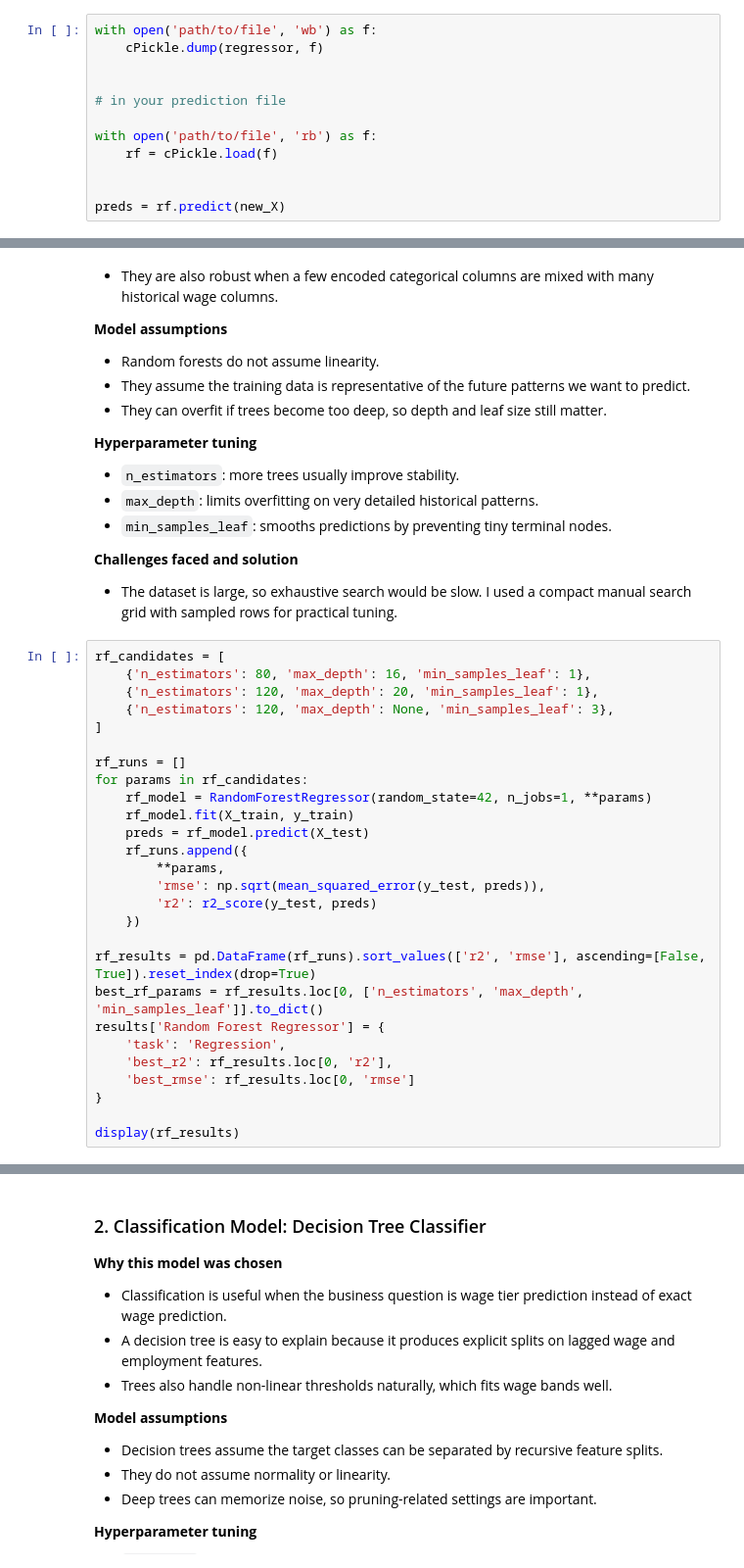
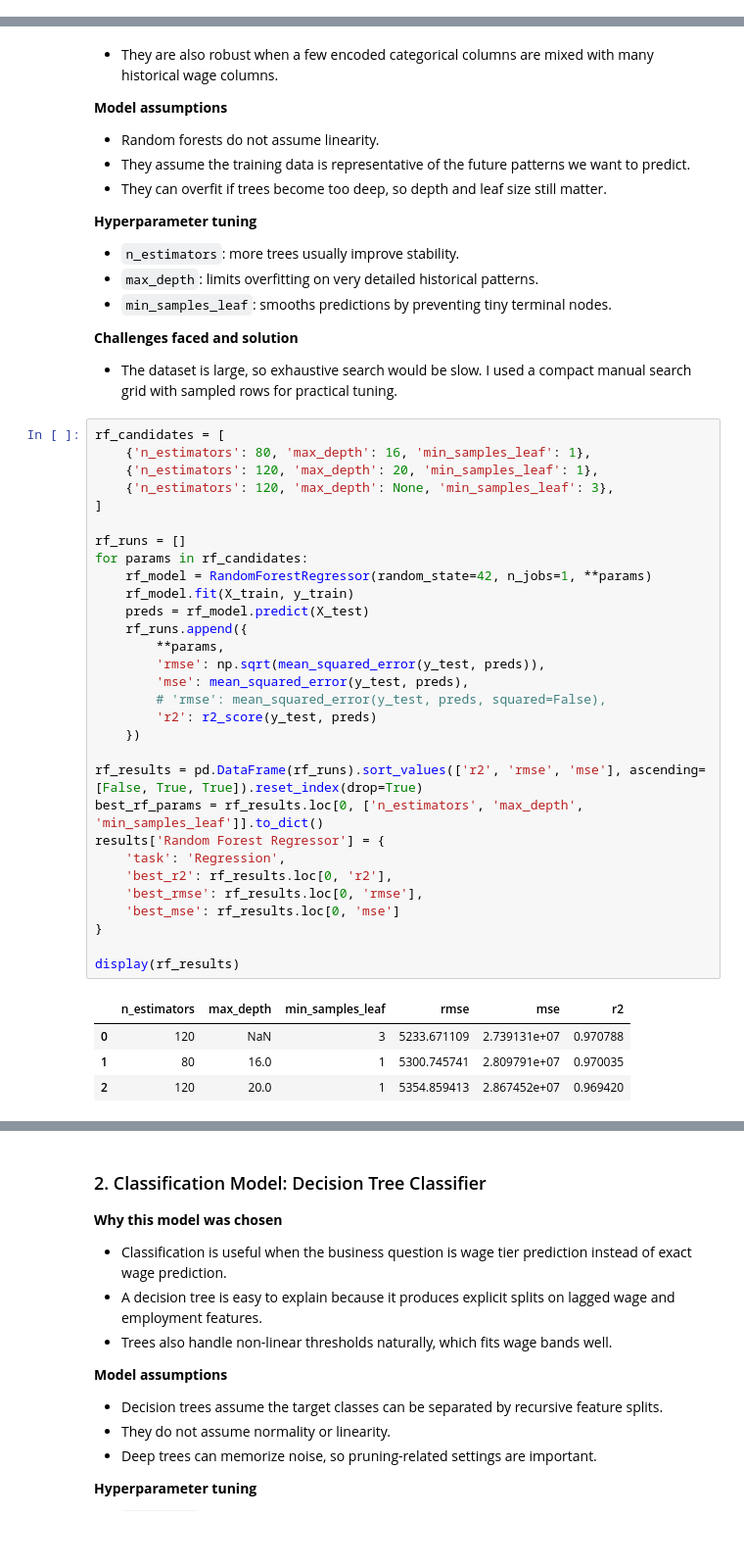
Before and after one commit to Soorej30/wage_analysis, a Jupyter notebook: notebooks/models.ipynb, the cells around one changed output, grey strips where cells are left out. Shown at 98% size. Drawn from its saved outputs; the diff is of its cells as text; blank space fills up the shorter version.

```diff
--- a/notebooks/models.ipynb
+++ b/notebooks/models.ipynb
@@ -209,12 +193,0 @@ import _pickle as cPickle
-# %%
-with open('path/to/file', 'wb') as f:
-    cPickle.dump(regressor, f)
-
-
-# in your prediction file
-
-with open('path/to/file', 'rb') as f:
-    rf = cPickle.load(f)
-
-
-preds = rf.predict(new_X)
@@ -296,27 +255,35 @@ print(f'Feature count: {len(feature_cols)}')
 # %%
 rf_candidates = [
     {'n_estimators': 80, 'max_depth': 16, 'min_samples_leaf': 1},
     {'n_estimators': 120, 'max_depth': 20, 'min_samples_leaf': 1},
     {'n_estimators': 120, 'max_depth': None, 'min_samples_leaf': 3},
 ]
 
 rf_runs = []
 for params in rf_candidates:
     rf_model = RandomForestRegressor(random_state=42, n_jobs=1, **params)
     rf_model.fit(X_train, y_train)
     preds = rf_model.predict(X_test)
     rf_runs.append({
         **params,
         'rmse': np.sqrt(mean_squared_error(y_test, preds)),
+        'mse': mean_squared_error(y_test, preds),
+        # 'rmse': mean_squared_error(y_test, preds, squared=False),
         'r2': r2_score(y_test, preds)
     })
 
-rf_results = pd.DataFrame(rf_runs).sort_values(['r2', 'rmse'], ascending=[False, True]).reset_index(drop=True)
+rf_results = pd.DataFrame(rf_runs).sort_values(['r2', 'rmse', 'mse'], ascending=[False, True, True]).reset_index(drop=True)
 best_rf_params = rf_results.loc[0, ['n_estimators', 'max_depth', 'min_samples_leaf']].to_dict()
 results['Random Forest Regressor'] = {
     'task': 'Regression',
     'best_r2': rf_results.loc[0, 'r2'],
-    'best_rmse': rf_results.loc[0, 'rmse']
+    'best_rmse': rf_results.loc[0, 'rmse'],
+    'best_mse': rf_results.loc[0, 'mse']
 }
 
 display(rf_results)
+# %% [output]
+|  | n_estimators | max_depth | min_samples_leaf | rmse | mse | r2 |
+| 0 | 120 | NaN | 3 | 5233.671109 | 2.739131e+07 | 0.970788 |
+| 1 | 80 | 16.0 | 1 | 5300.745741 | 2.809791e+07 | 0.970035 |
+| 2 | 120 | 20.0 | 1 | 5354.859413 | 2.867452e+07 | 0.969420 |
```
Also changed, not shown: parts of 11 cells of this notebook.
